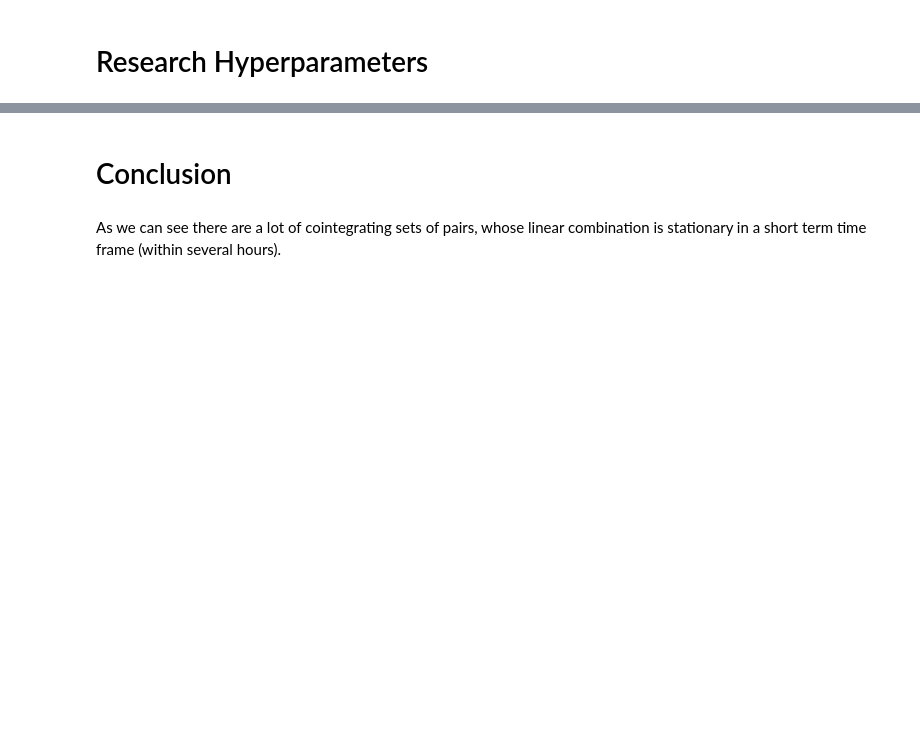
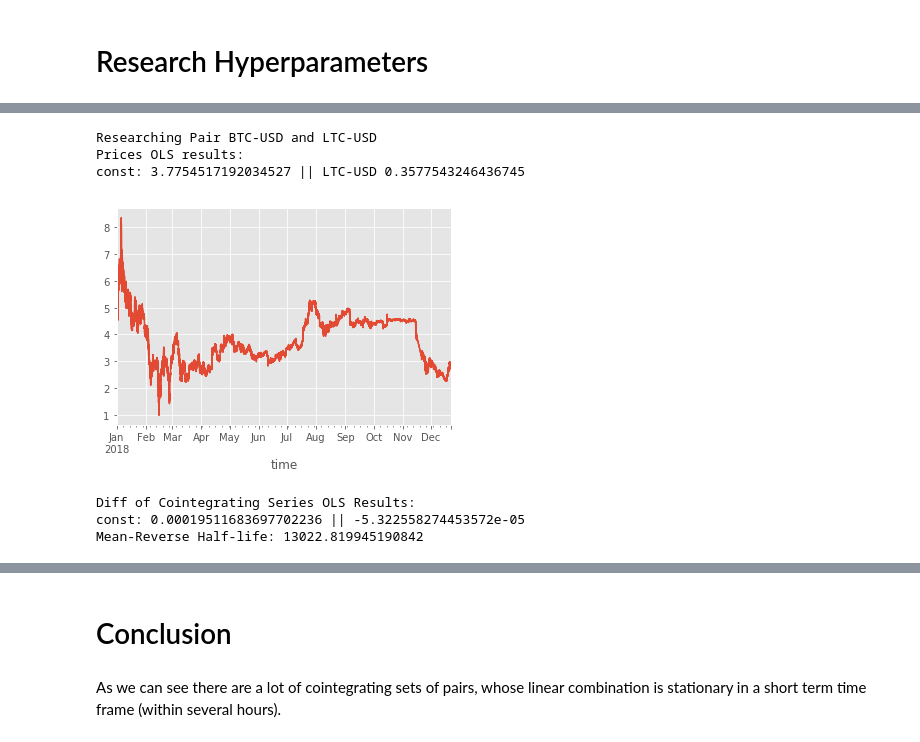
Before and after one commit to Aprilhanlu/hse-crypto-statistical-arbitrage, a Jupyter notebook: Research Pair Trading Opportunities.ipynb, the cells around one changed output, grey strips where cells are left out. Saved outputs shown, nothing was run; the diff lists cells and outputs as text; code cells hidden in the pictures; blank space fills up the shorter version.

```diff
--- a/Research Pair Trading Opportunities.ipynb
+++ b/Research Pair Trading Opportunities.ipynb
@@ -205,0 +116,17 @@ utils.draw_cointegration(('ETH-USD', 'BTC-USD', 'BCH-USD','LTC-USD'), data, sele
+# %%
+BTC_MIN = 0.001
+BCH_MIN = 0.01
+ETH_MIN = 0.01
+LTC_MIN = 0.1
+data = utils.combine_market_data("candles/", "USD", "open", True,
+                                 file_names_to_exclude=["ZRX-USD.csv", "ETC-USD.csv",])
+data.interpolate(inplace=True, method="linear")
+data = data.loc[RESEARCH_START_DATE:]
+data.head()
+
+data["ETH-USD"] *= ETH_MIN
+data["BTC-USD"] *= BTC_MIN
+data["BCH-USD"] *= BCH_MIN
+data["LTC-USD"] *= LTC_MIN
+
+data = data.apply(lambda x: round(x, 3))
@@ -205,0 +185,10 @@ utils.draw_cointegration(('ETH-USD', 'BTC-USD', 'BCH-USD','LTC-USD'), data, sele
+# %%
+utils.research_pair_trading_opportunity(data["BTC-USD"], data["LTC-USD"])
+# %% [output]
+Researching Pair BTC-USD and LTC-USD
+Prices OLS results:
+const: 3.7754517192034527 || LTC-USD 0.3577543246436745
+[figure, added]
+Diff of Cointegrating Series OLS Results:
+const: 0.00019511683697702236 || -5.322558274453572e-05
+Mean-Reverse Half-life: 13022.819945190842
```
Also changed, not shown: parts of 64 cells of this notebook.
